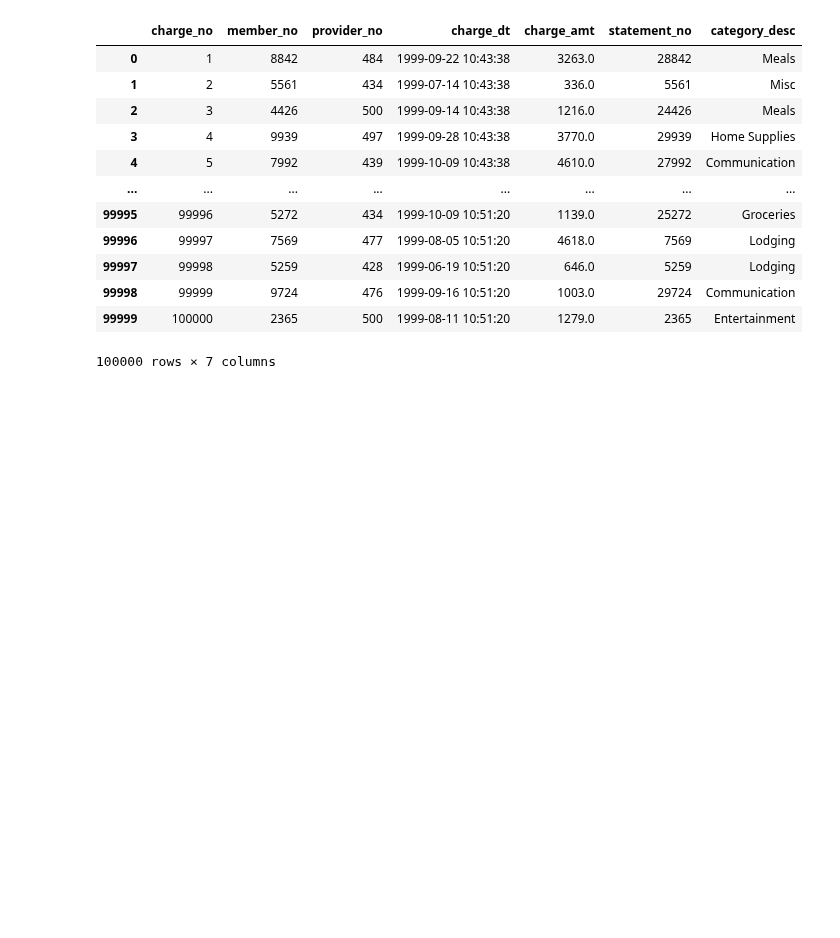
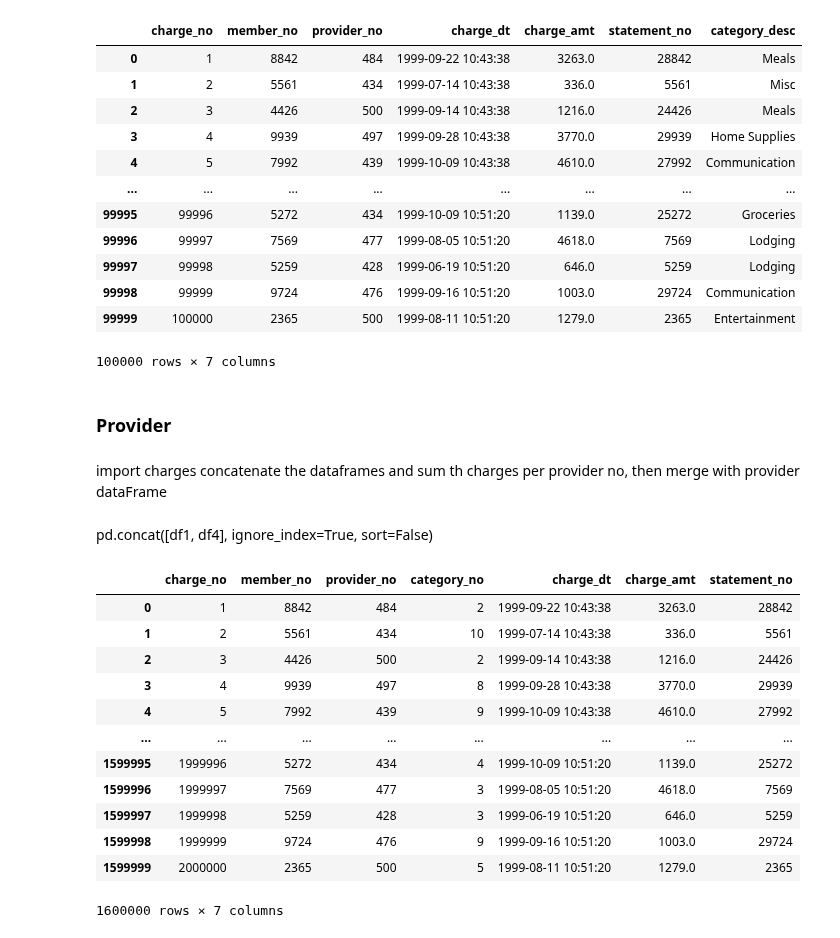
Before and after one commit to Iswarya1011/Cloud-Data-Infrastructure-GroupB-Credit, a Jupyter notebook: charge_denormalization.ipynb, the cells around one changed output. Saved outputs shown, nothing was run; the diff lists cells and outputs as text; code cells hidden in the pictures; blank space fills up the shorter version.

```diff
--- a/charge_denormalization.ipynb
+++ b/charge_denormalization.ipynb
@@ -62,0 +67,31 @@ def charge_tranformation():
+# %% [markdown]
+### Provider
+# %% [markdown]
+import charges concatenate the dataframes and sum th charges per provider no, then merge with provider dataFrame
+# %% [markdown]
+pd.concat([df1, df4], ignore_index=True, sort=False)
+# %%
+def get_concat_charges():
+    charges = pd.read_csv("Dataset/charge1.csv", sep=',')
+    for i in range(2, 17):
+        charges_2 = pd.read_csv(f"Dataset/charge{i}.csv", sep=',')
+        charges = pd.concat([charges, charges_2], ignore_index=True, sort=False)
+    return charges
+# %%
+charges = get_concat_charges()
+# %%
+charges
+# %% [output]
+|  | charge_no | member_no | provider_no | category_no | charge_dt | charge_amt | statement_no |
+| 0 | 1 | 8842 | 484 | 2 | 1999-09-22 10:43:38 | 3263.0 | 28842 |
+| 1 | 2 | 5561 | 434 | 10 | 1999-07-14 10:43:38 | 336.0 | 5561 |
+| 2 | 3 | 4426 | 500 | 2 | 1999-09-14 10:43:38 | 1216.0 | 24426 |
+| 3 | 4 | 9939 | 497 | 8 | 1999-09-28 10:43:38 | 3770.0 | 29939 |
+| 4 | 5 | 7992 | 439 | 9 | 1999-10-09 10:43:38 | 4610.0 | 27992 |
+| ... | ... | ... | ... | ... | ... | ... | ... |
+| 1599995 | 1999996 | 5272 | 434 | 4 | 1999-10-09 10:51:20 | 1139.0 | 25272 |
+| 1599996 | 1999997 | 7569 | 477 | 3 | 1999-08-05 10:51:20 | 4618.0 | 7569 |
+| 1599997 | 1999998 | 5259 | 428 | 3 | 1999-06-19 10:51:20 | 646.0 | 5259 |
+| 1599998 | 1999999 | 9724 | 476 | 9 | 1999-09-16 10:51:20 | 1003.0 | 29724 |
+| 1599999 | 2000000 | 2365 | 500 | 5 | 1999-08-11 10:51:20 | 1279.0 | 2365 |
+1600000 rows × 7 columns
```
Also changed, not shown: parts of 6 cells of this notebook, 15 other files.
